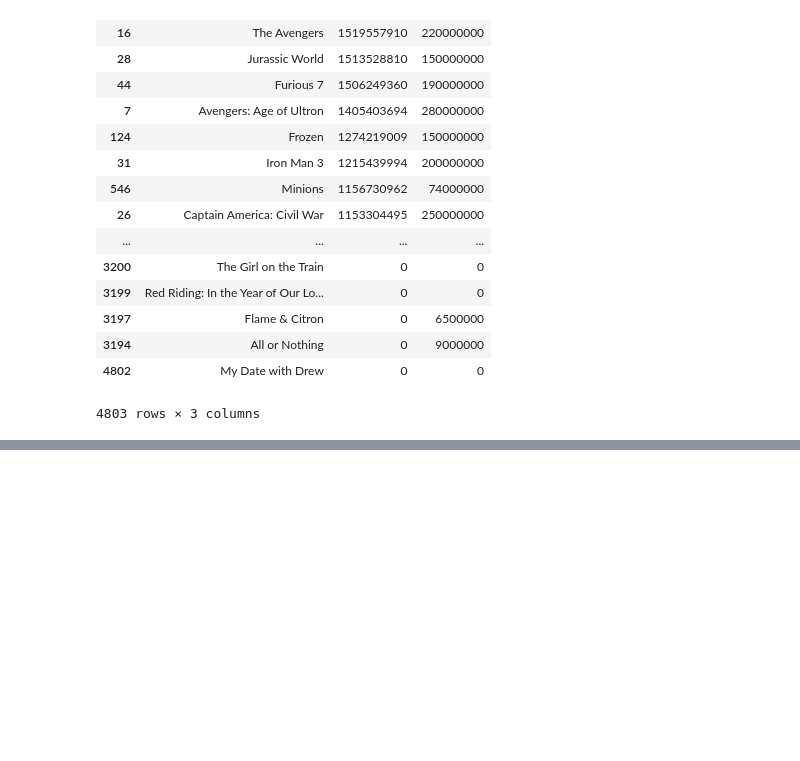
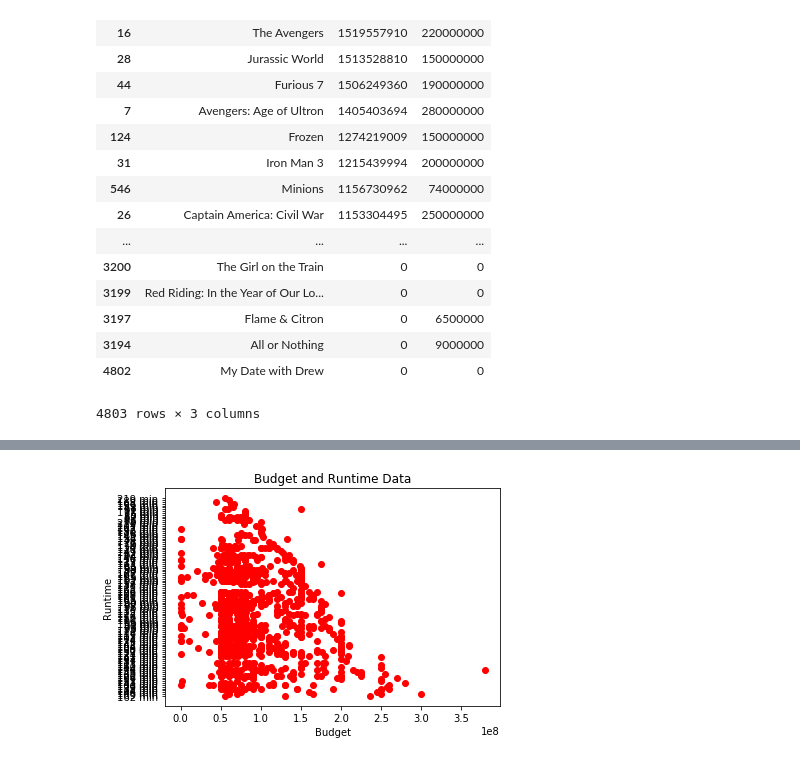
Before and after one commit to suvs27/Movie2019, a Jupyter notebook: movie_project.ipynb, the cells around one changed output, grey strips where cells are left out. Drawn from its saved outputs; the diff is of its cells as text; code cells hidden in the pictures; blank space fills up the shorter version.

```diff
--- a/movie_project.ipynb
+++ b/movie_project.ipynb
@@ -249,0 +264,11 @@ revenue_df.sort_values(by= 'Revenue', ascending=False)
+# %%
+#Budget vs Runtime Scatter Plot
+x_axis=merged_df['Budget']
+y_axis=merged_df['Runtime']
+plt.scatter(x_axis, y_axis, color="red", label="Budget vs Runtime")
+plt.title("Budget and Runtime Data")
+plt.xlabel("Budget")
+plt.ylabel("Runtime")
+plt.show()
+# %% [output]
+[figure, added]
```
Also changed, not shown: parts of 8 cells of this notebook.
